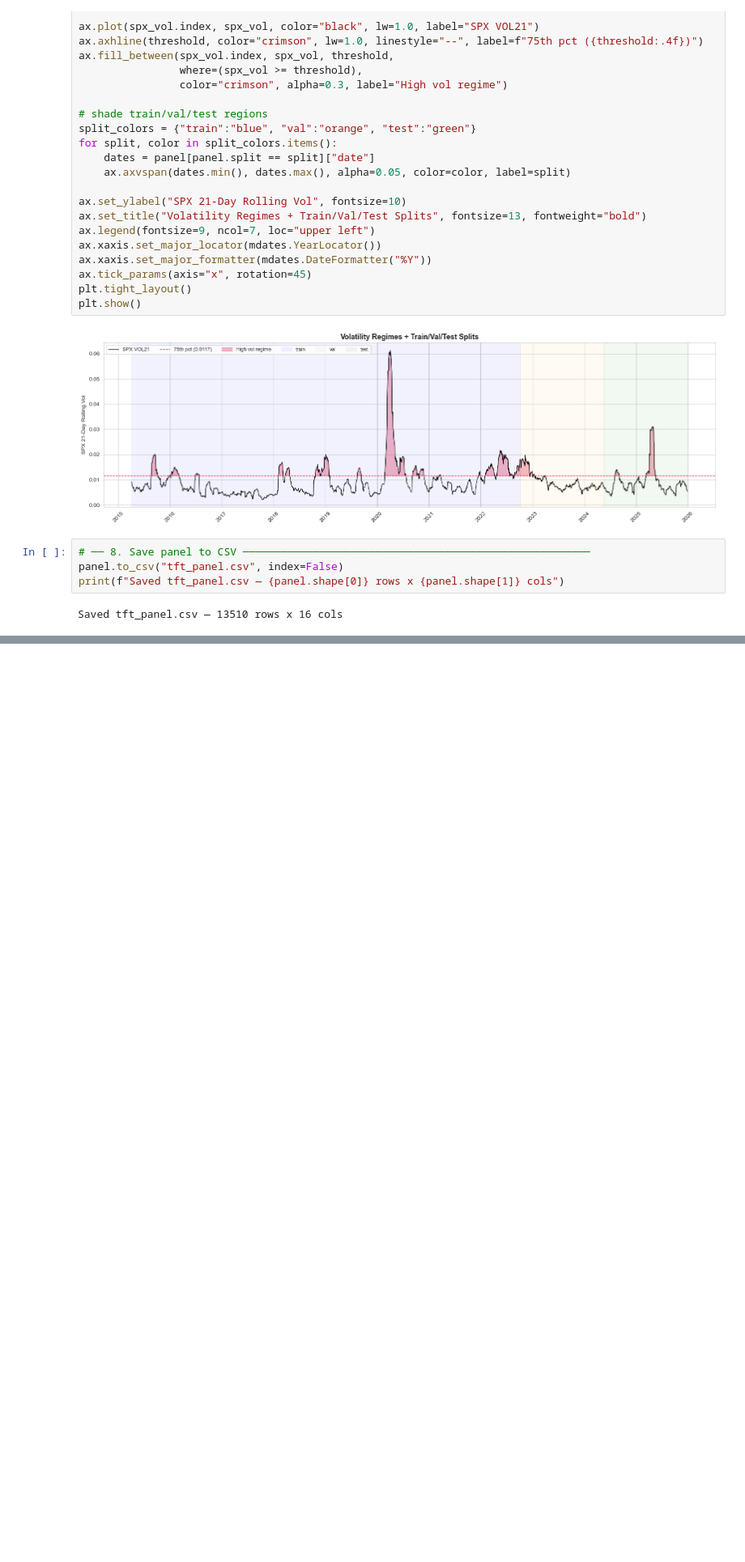
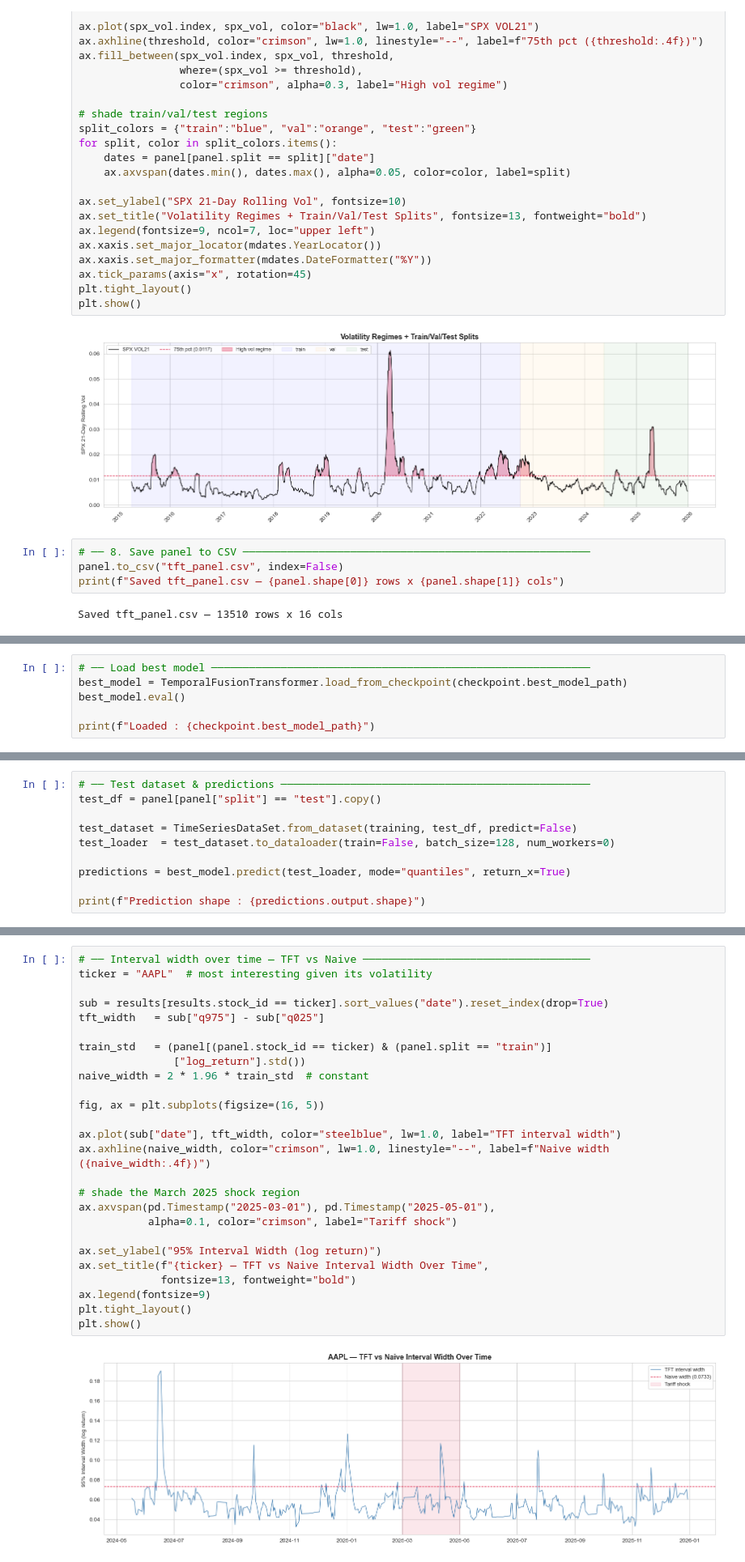
Before and after one commit to FbStatsQuant/Temporal-Fusion-Transformer, a Jupyter notebook: 1_TFT_5_Stocks.ipynb, the cells around one changed output, grey strips where cells are left out. Shown at 81% size. Saved outputs shown, nothing was run; the diff lists cells and outputs as text; blank space fills up the shorter version.

```diff
--- a/1_TFT_5_Stocks.ipynb
+++ b/1_TFT_5_Stocks.ipynb
@@ -450,0 +660,6 @@ Saved tft_panel.csv — 13510 rows x 16 cols
+# %%
+# ── Load best model ────────────────────────────────────────────────────────────
+best_model = TemporalFusionTransformer.load_from_checkpoint(checkpoint.best_model_path)
+best_model.eval()
+
+print(f"Loaded : {checkpoint.best_model_path}")
@@ -450,0 +668,10 @@ Saved tft_panel.csv — 13510 rows x 16 cols
+# %%
+# ── Test dataset & predictions ─────────────────────────────────────────────────
+test_df = panel[panel["split"] == "test"].copy()
+
+test_dataset = TimeSeriesDataSet.from_dataset(training, test_df, predict=False)
+test_loader  = test_dataset.to_dataloader(train=False, batch_size=128, num_workers=0)
+
+predictions = best_model.predict(test_loader, mode="quantiles", return_x=True)
+
+print(f"Prediction shape : {predictions.output.shape}")
@@ -450,0 +901,28 @@ Saved tft_panel.csv — 13510 rows x 16 cols
+# %%
+# ── Interval width over time — TFT vs Naive ────────────────────────────────────
+ticker = "AAPL"  # most interesting given its volatility
+
+sub = results[results.stock_id == ticker].sort_values("date").reset_index(drop=True)
+tft_width   = sub["q975"] - sub["q025"]
+
+train_std   = (panel[(panel.stock_id == ticker) & (panel.split == "train")]
+               ["log_return"].std())
+naive_width = 2 * 1.96 * train_std  # constant
+
+fig, ax = plt.subplots(figsize=(16, 5))
+
+ax.plot(sub["date"], tft_width, color="steelblue", lw=1.0, label="TFT interval width")
+ax.axhline(naive_width, color="crimson", lw=1.0, linestyle="--", label=f"Naive width ({naive_width:.4f})")
+
+# shade the March 2025 shock region
+ax.axvspan(pd.Timestamp("2025-03-01"), pd.Timestamp("2025-05-01"),
+           alpha=0.1, color="crimson", label="Tariff shock")
+
+ax.set_ylabel("95% Interval Width (log return)")
+ax.set_title(f"{ticker} — TFT vs Naive Interval Width Over Time",
+             fontsize=13, fontweight="bold")
+ax.legend(fontsize=9)
+plt.tight_layout()
+plt.show()
+# %% [output]
+[figure, added]
```
Also changed, not shown: parts of 17 cells of this notebook, 9 other files.
